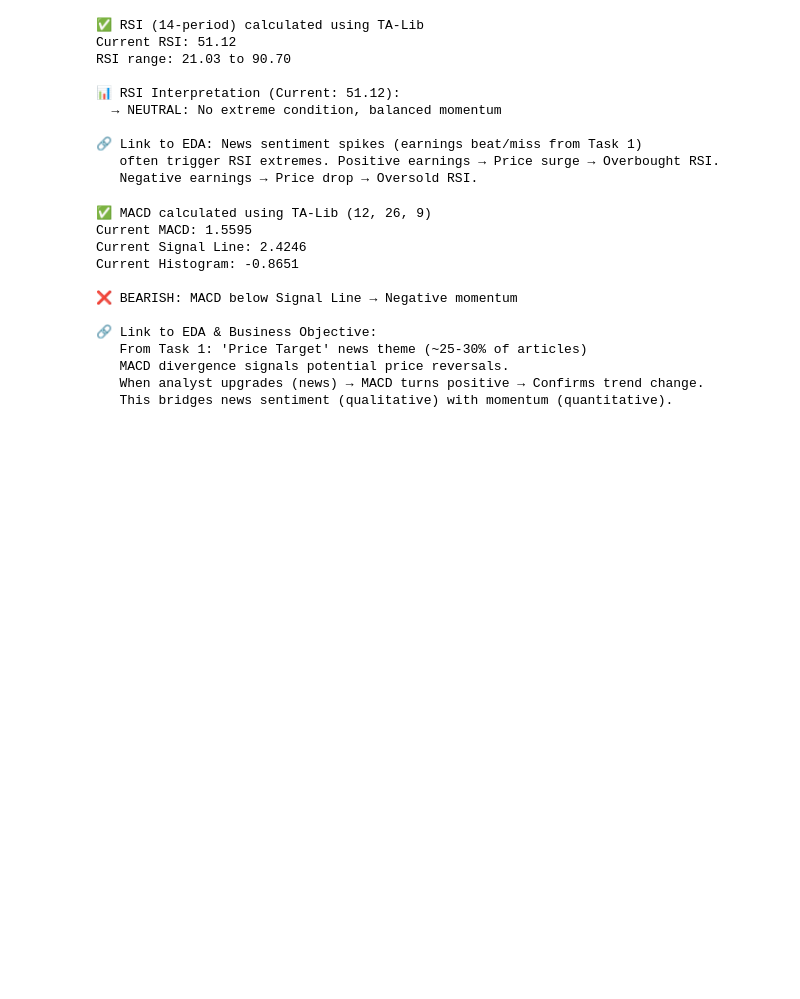
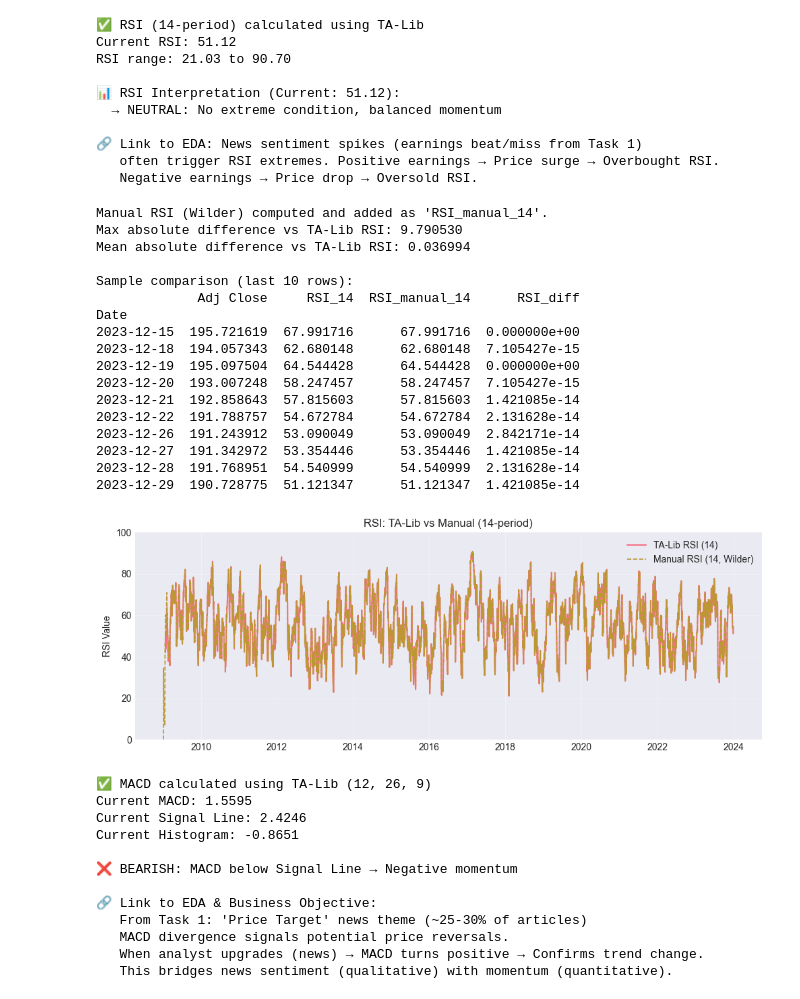
Before and after one commit to sosena2/financial-news-sentiment-analysis-week1, a Jupyter notebook: notebooks/02_task2_technical_indicators.ipynb, the cells around one changed output. Drawn from its saved outputs; the diff is of its cells as text; code cells hidden in the pictures; blank space fills up the shorter version.

```diff
--- a/notebooks/02_task2_technical_indicators.ipynb
+++ b/notebooks/02_task2_technical_indicators.ipynb
@@ -177,6 +176,70 @@ RSI range: 21.03 to 90.70
 🔗 Link to EDA: News sentiment spikes (earnings beat/miss from Task 1)
    often trigger RSI extremes. Positive earnings → Price surge → Overbought RSI.
    Negative earnings → Price drop → Oversold RSI.
+# %%
+# VALIDATION: Manual RSI implementation (Wilder's smoothing) and comparison to TA-Lib
+period = 14
+
+# Price differences
+delta = stock_df['Adj Close'].diff()
+# Gains and losses
+gain = delta.where(delta > 0, 0.0)
+loss = -delta.where(delta < 0, 0.0)
+
+# Wilder's smoothing via EWM (alpha = 1/period, adjust=False)
+avg_gain = gain.ewm(alpha=1/period, adjust=False).mean()
+avg_loss = loss.ewm(alpha=1/period, adjust=False).mean()
+
+# Avoid division by zero
+rs = avg_gain / avg_loss.replace(0, np.nan)
+rsi_manual = 100 - (100 / (1 + rs))
+
+# Fill initial NaNs to align with TA-Lib's behavior where appropriate
+stock_df['RSI_manual_14'] = rsi_manual
+
+# Comparison
+stock_df['RSI_diff'] = (stock_df['RSI_14'] - stock_df['RSI_manual_14']).abs()
+max_diff = stock_df['RSI_diff'].max()
+mean_diff = stock_df['RSI_diff'].mean()
+
+print("Manual RSI (Wilder) computed and added as 'RSI_manual_14'.")
+print(f"Max absolute difference vs TA-Lib RSI: {max_diff:.6f}")
+print(f"Mean absolute difference vs TA-Lib RSI: {mean_diff:.6f}")
+
+# Show a small sample
+display_cols = ['Adj Close', 'RSI_14', 'RSI_manual_14', 'RSI_diff']
+print("\nSample comparison (last 10 rows):")
+print(stock_df[display_cols].tail(10))
+
+# Quick plot to visually validate
+plt.figure(figsize=(12, 4))
+plt.plot(stock_df.index, stock_df['RSI_14'], label='TA-Lib RSI (14)', linewidth=1.5)
+plt.plot(stock_df.index, stock_df['RSI_manual_14'], label='Manual RSI (14, Wilder)', linestyle='--', linewidth=1.2)
+plt.title('RSI: TA-Lib vs Manual (14-period)')
+plt.ylabel('RSI Value')
+plt.ylim(0, 100)
+plt.legend()
+plt.grid(True, alpha=0.3)
+plt.show()
+# %% [output]
+Manual RSI (Wilder) computed and added as 'RSI_manual_14'.
+Max absolute difference vs TA-Lib RSI: 9.790530
+Mean absolute difference vs TA-Lib RSI: 0.036994
+
+Sample comparison (last 10 rows):
+             Adj Close     RSI_14  RSI_manual_14      RSI_diff
+Date
+2023-12-15  195.721619  67.991716      67.991716  0.000000e+00
+2023-12-18  194.057343  62.680148      62.680148  7.105427e-15
+2023-12-19  195.097504  64.544428      64.544428  0.000000e+00
+2023-12-20  193.007248  58.247457      58.247457  7.105427e-15
+2023-12-21  192.858643  57.815603      57.815603  1.421085e-14
+2023-12-22  191.788757  54.672784      54.672784  2.131628e-14
+2023-12-26  191.243912  53.090049      53.090049  2.842171e-14
+2023-12-27  191.342972  53.354446      53.354446  1.421085e-14
+2023-12-28  191.768951  54.540999      54.540999  2.131628e-14
+2023-12-29  190.728775  51.121347      51.121347  1.421085e-14
+[figure, added]
 # %%
 # CELL 6: MACD (Moving Average Convergence Divergence) using TA-Lib
 stock_df['MACD'], stock_df['MACD_Signal'], stock_df['MACD_Hist'] = talib.MACD(
```
Also changed, not shown: parts of 1 cell of this notebook.
